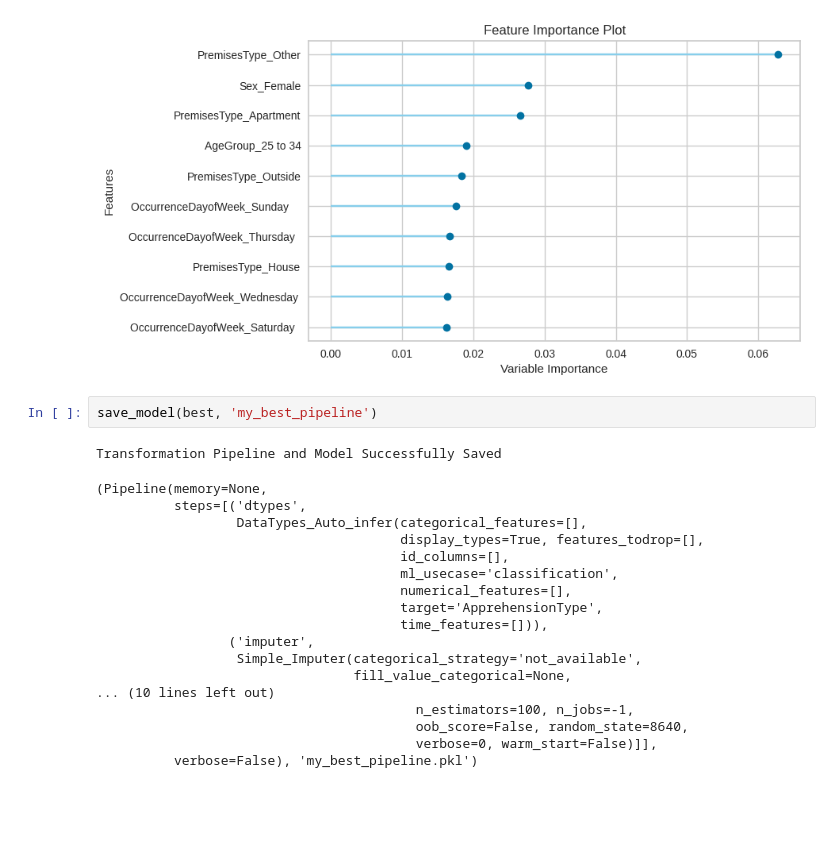
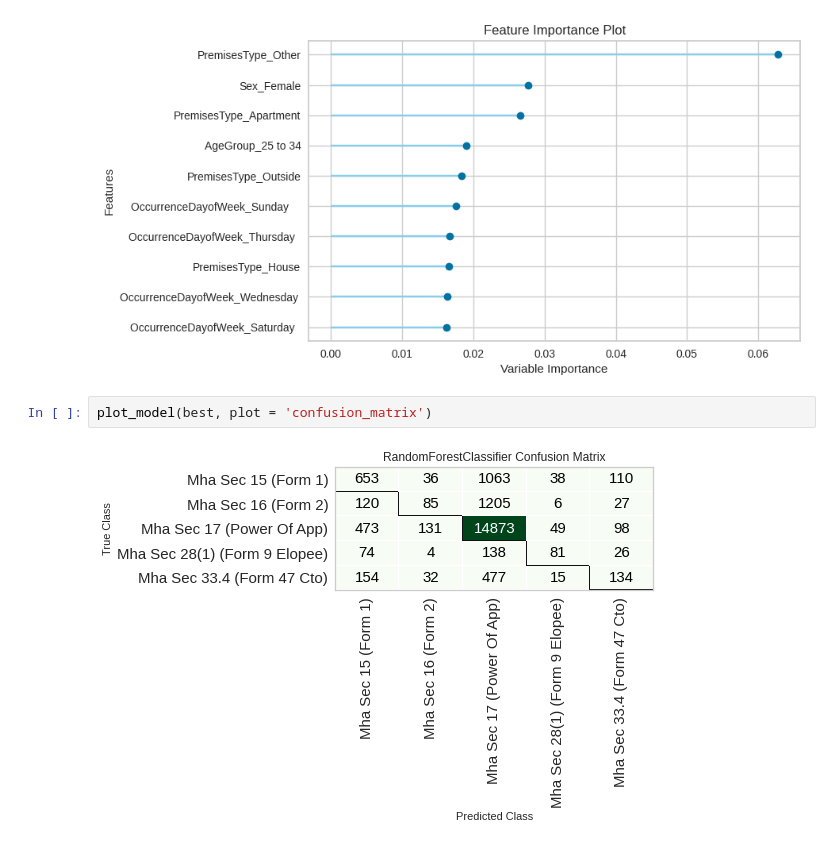
Before and after one commit to mtofighi/TorontoMentalHealth, a Jupyter notebook: TorontoMentalHealth.ipynb, the cells around one changed output. Cells and saved outputs as stored; diff of their text form; blank space fills up the shorter version.

```diff
--- a/TorontoMentalHealth.ipynb
+++ b/TorontoMentalHealth.ipynb
@@ -176,24 +176,7 @@ plot_model(best, plot = 'auc')
 plot_model(best, plot = 'feature')
 # %% [output]
 [figure]
-# %%
-save_model(best, 'my_best_pipeline')
-# %% [output]
-Transformation Pipeline and Model Successfully Saved
-(Pipeline(memory=None,
-          steps=[('dtypes',
-                  DataTypes_Auto_infer(categorical_features=[],
-                                       display_types=True, features_todrop=[],
-                                       id_columns=[],
-                                       ml_usecase='classification',
-                                       numerical_features=[],
-                                       target='ApprehensionType',
-                                       time_features=[])),
-                 ('imputer',
-                  Simple_Imputer(categorical_strategy='not_available',
-                                 fill_value_categorical=None,
-... (10 lines left out)
-                                         n_estimators=100, n_jobs=-1,
-                                         oob_score=False, random_state=8640,
-                                         verbose=0, warm_start=False)]],
-          verbose=False), 'my_best_pipeline.pkl')
+# %%
+plot_model(best, plot = 'confusion_matrix')
+# %% [output]
+[figure, added]
```
